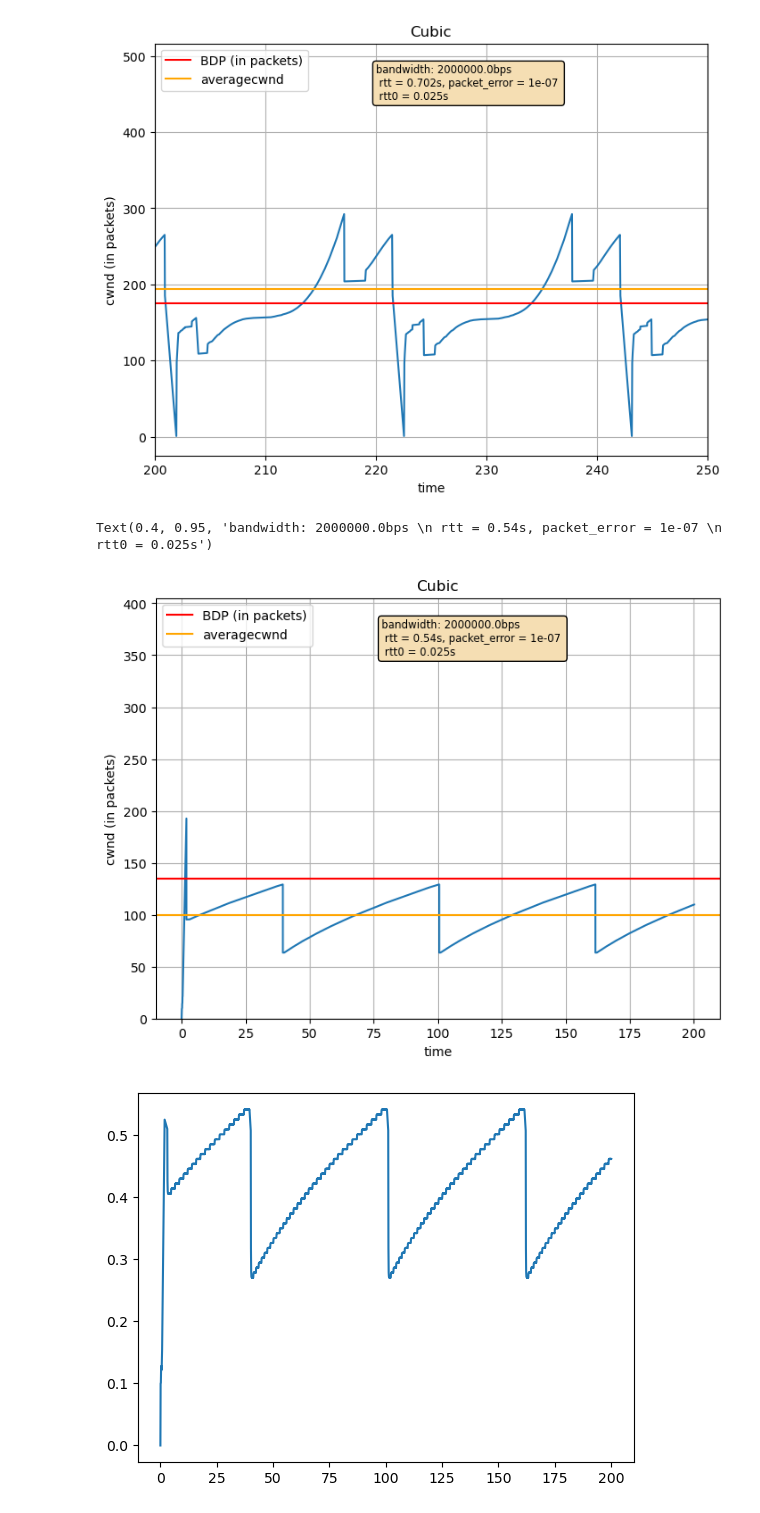
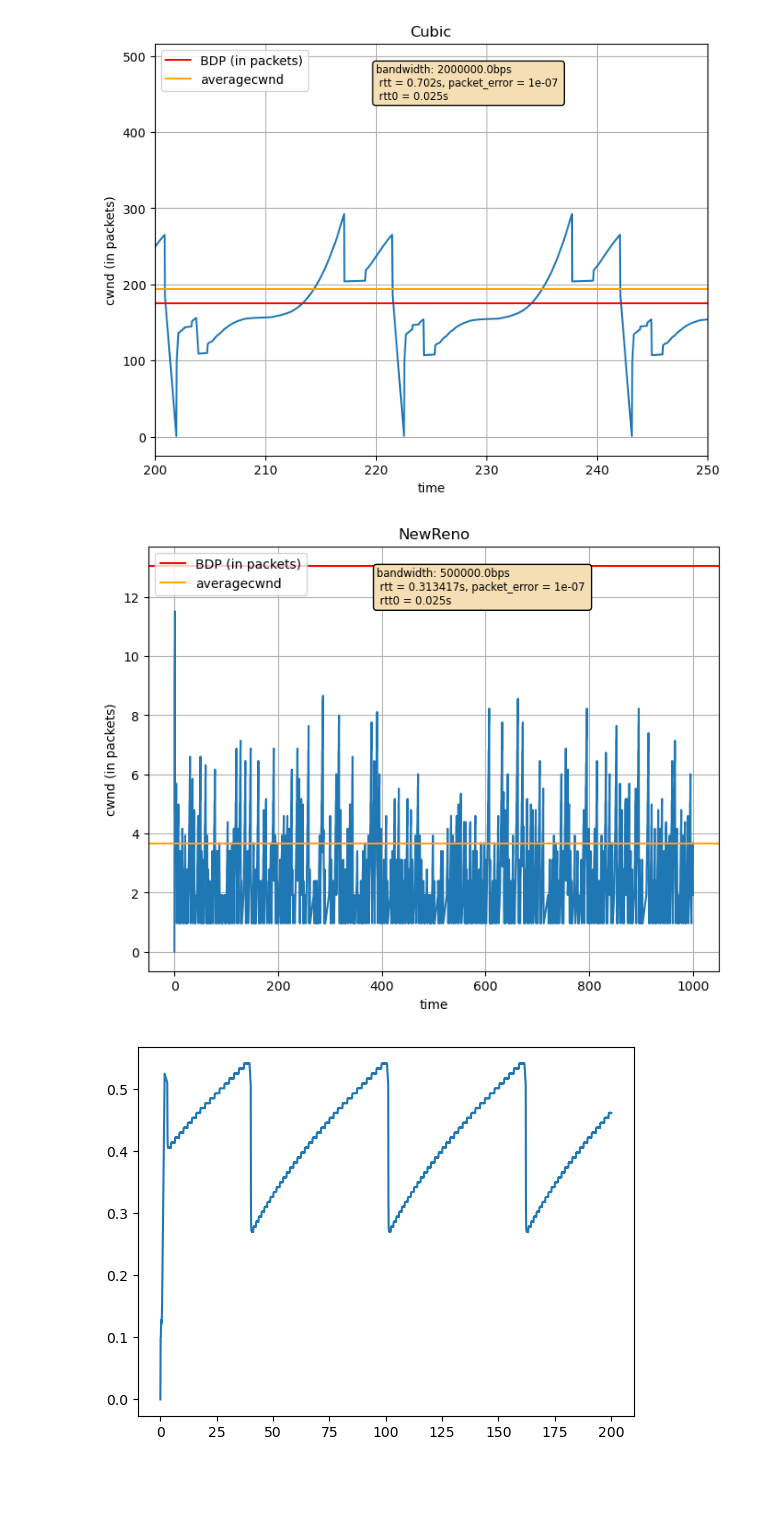
Before and after one commit to megretj/qpepcca, a Jupyter notebook: ns3_analysis.ipynb, the cells around one changed output. Saved outputs shown, nothing was run; the diff lists cells and outputs as text; code cells hidden in the pictures; blank space fills up the shorter version.

```diff
--- a/ns3_analysis.ipynb
+++ b/ns3_analysis.ipynb
@@ -95,8 +92,12 @@ data = np.loadtxt(f'../../../Documents/Github/ns-3-dev/results/HyblaIssue/TcpVar
 axs.plot(data[:,0],data[:,1], label="Long Hybla")
 data = np.loadtxt(f'../../../Documents/Github/ns-3-dev/results/HyblaIssue/TcpVariantsComparison-cwnd-HyblaLong.data')
 axs.plot(data[:,0],data[:,1], label="Short Hybla")
-data = np.loadtxt(f'../../../Documents/Github/ns-3-dev/results/HyblaIssue/TcpVariantsComparison-cwnd-NewHybla.data')
-axs.plot(data[:,0],data[:,1], label="New Hybla")
+data = np.loadtxt(f'../../../Documents/Github/ns-3-dev/results/HyblaIssue/TcpVariantsComparison-cwndLinuxReno.data')
+axs.plot(data[:,0],data[:,1], label="Linux Reno")
+data = np.loadtxt(f'../../../Documents/Github/ns-3-dev/results/HyblaIssue/TcpVariantsComparison-cwndLinuxRenoshort.data')
+axs.plot(data[:,0],data[:,1], label="Linux Reno rtt = ")
+# data = np.loadtxt(f'../../../Documents/Github/ns-3-dev/results/HyblaIssue/TcpVariantsComparison-cwnd-NewHybla.data')
+# axs.plot(data[:,0],data[:,1], label="New Hybla")
 axs.set_xlabel("time (s)")
 axs.set_ylabel("cwnd (in bytes)")
 axs.set_xlim(0,500)
@@ -183,38 +184,40 @@ Text(0.4, 0.95, 'bandwidth: 2000000.0bps \n rtt = 0.702s, packet_error = 1e-07 \
 # %%
 def average_cwnd(file_path):
     try:
         data = np.loadtxt(file_path)
         return np.average(data[int(0.1*len(data[:,1])):,1])
     except:
         return 0
 
 fig, axs = plt.subplots(1, 1, figsize=(8, 6))
 props = dict(boxstyle='round', facecolor='wheat', alpha=1)
-mss = 1000 # in bytes
-bandwidth = 2e6 # in bits per second
-rtt = 0.54 # in seconds
+mss = 1500 # in bytes
+bandwidth = 5e5 # in bits per second
+data = np.loadtxt(f'../../../Documents/Github/ns-3-dev/results/tcp_model_comparison/TcpNewReno/TcpNewReno_1e-05_5.000000ms_500Kbps_0-rtt.data')
+rtt = max(data[:,1])
+#rtt = 0.27
 bdp = rtt*bandwidth/(mss*8)
 err = 0.0000001
-cca = "Cubic"
-data = np.loadtxt(f'../../../Documents/Github/ns-3-dev/TcpVariantsComparison-cwnd.data')
+cca = "NewReno"
+data = np.loadtxt(f'../../../Documents/Github/ns-3-dev/results/tcp_model_comparison/TcpNewReno/TcpNewReno_1e-05_268.947368ms_500Kbps_0-cwnd.data')
 axs.plot(data[:,0],data[:,1]/mss)
 axs.axhline(bdp, label="BDP (in packets)", color = 'red')
-axs.axhline(average_cwnd(f'../../../Documents/Github/ns-3-dev/TcpVariantsComparison-cwnd.data')/mss, label="averagecwnd",color = 'orange')
+axs.axhline(average_cwnd(f'../../../Documents/Github/ns-3-dev/results/tcp_model_comparison/TcpNewReno/TcpNewReno_1e-05_268.947368ms_500Kbps_0-cwnd.data')/mss, label="averagecwnd",color = 'orange')
 axs.set_xlabel("time")
 axs.set_ylabel("cwnd (in packets)")
 #axs.set_xlim(200,250)
-axs.set_ylim(0,bdp*3)
+#axs.set_ylim(0,bdp*3)
 # place the legend in the top left corner
 axs.legend(loc=2)
 axs.grid()
 axs.set_title(f"{cca}")
 # data = np.loadtxt(f'../../../Documents/Github/ns-3-dev/TcpVariantsComparison-received.data')
 # transmitted_packets = np.sum(data[:,1])/mss
 axs.text(0.40, 0.95, f"bandwidth: {bandwidth}bps \n rtt = {rtt}s, packet_error = {err} \n rtt0 = {0.025}s", transform=axs.transAxes, fontsize="small",verticalalignment='top', bbox=props)
+plt.show()
 #plt.savefig(f"./figures/ns3_results/{cca}-{bandwidth}-{rtt}-{err}.png", dpi=300, bbox_inches='tight')
 # %% [output]
-Text(0.4, 0.95, 'bandwidth: 2000000.0bps \n rtt = 0.54s, packet_error = 1e-07 \n rtt0 = 0.025s')
-[figure, old version]
+[figure, new version]
 # %%
 data = np.loadtxt(f'../../../Documents/Github/ns-3-dev/TcpVariantsComparison-rtt.data')
 plt.plot(data[:,0],data[:,1])
```
Also changed, not shown: parts of 7 cells of this notebook, 5 other files.
